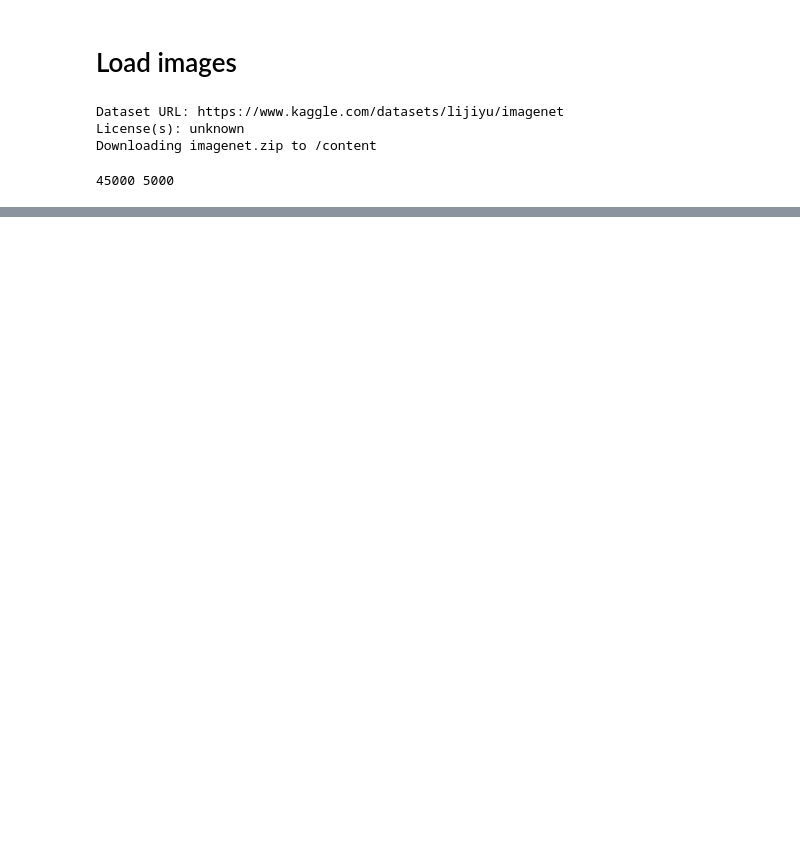
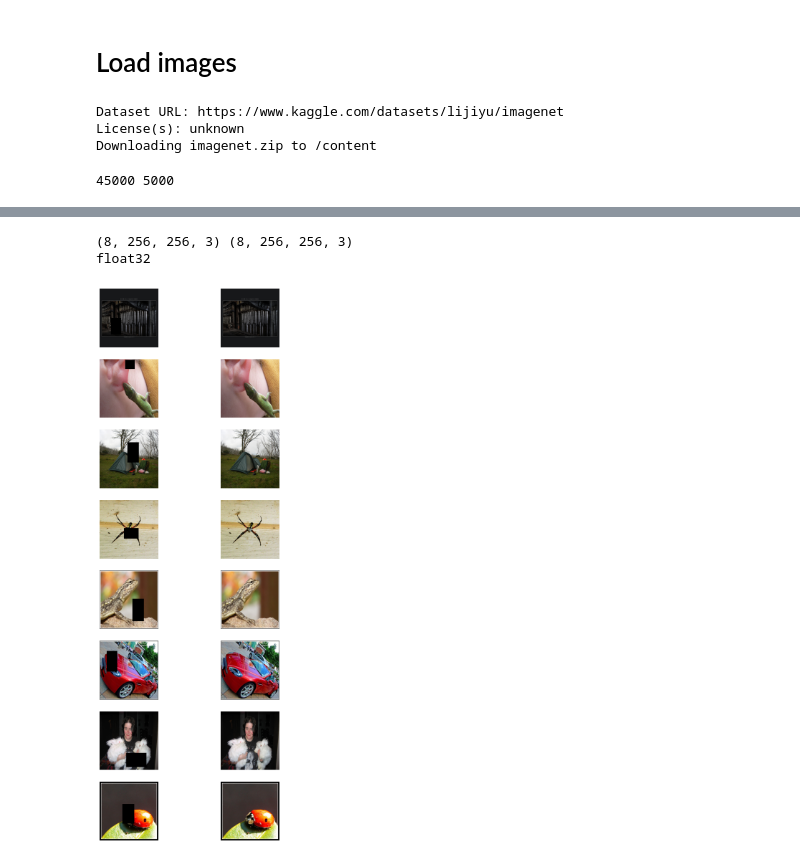
Before and after one commit to CsanyiDavid/image_inpainting, a Jupyter notebook: main.ipynb, the cells around one changed output, grey strips where cells are left out. Drawn from its saved outputs; the diff is of its cells as text; code cells hidden in the pictures; blank space fills up the shorter version.

```diff
--- a/main.ipynb
+++ b/main.ipynb
@@ -43,0 +123,17 @@ plt.show()
+# %%
+x, y = dg[1]
+print(x.shape, y.shape)
+print(x.dtype)
+
+fig, axs = plt.subplots(8, 2, figsize=(8, 20))
+plt.axis('off')
+for i in range(8):
+    axs[i, 0].imshow(x[i])
+    axs[i, 0].axis('off')
+    axs[i, 1].imshow(y[i])
+    axs[i, 1].axis('off')
+plt.show()
+# %% [output]
+(8, 256, 256, 3) (8, 256, 256, 3)
+float32
+[figure, added]
```
Also changed, not shown: parts of 10 cells of this notebook.
